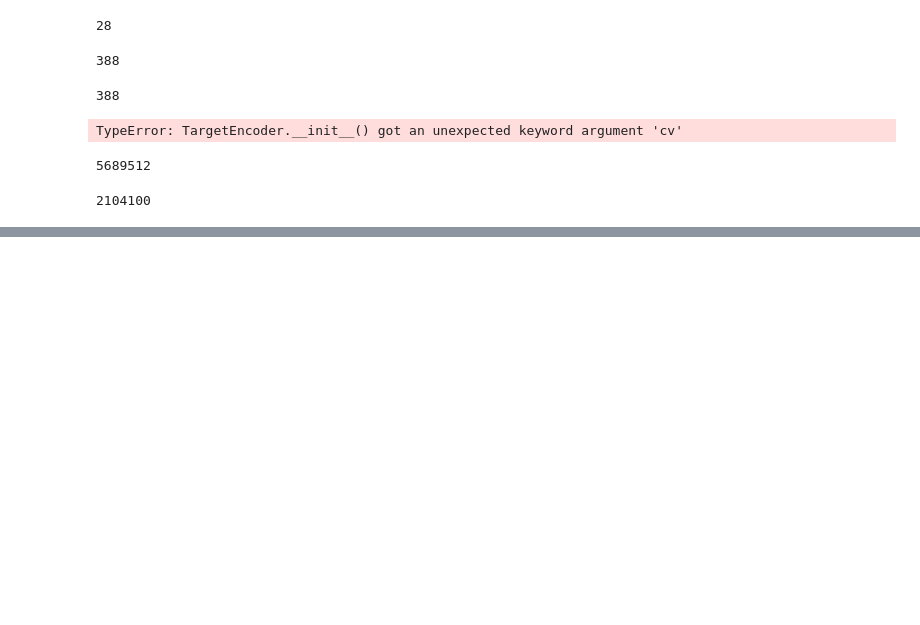
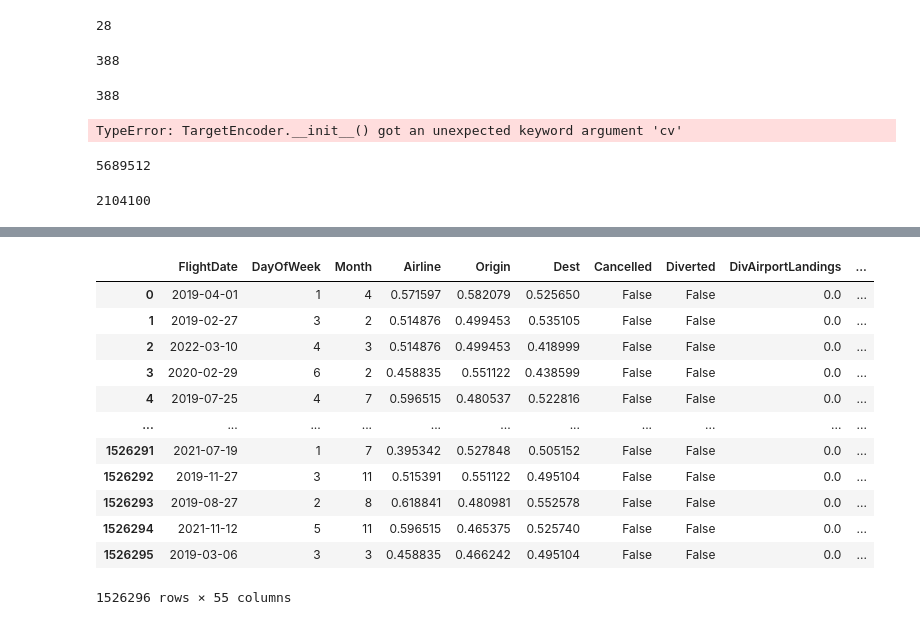
Before and after one commit to ekrichards/DSC288R_Capstone, a Jupyter notebook: notebooks/er_EDA.ipynb, the cells around one changed output, grey strips where cells are left out. Drawn from its saved outputs; the diff is of its cells as text; code cells hidden in the pictures; blank space fills up the shorter version.

```diff
--- a/notebooks/er_EDA.ipynb
+++ b/notebooks/er_EDA.ipynb
@@ -301,0 +304,2 @@ print(len(df_2018))
+# %%
+X_test = pd.read_parquet(r'C:\Users\ekait\Git\DSC288R_Capstone\data\final\X_test_enc.parquet')
@@ -301,0 +329,16 @@ print(len(df_2018))
+# %%
+X_test
+# %% [output]
+|  | FlightDate | DayOfWeek | Month | Airline | Origin | Dest | Cancelled | Diverted | DivAirportLandings | ... |
+| 0 | 2019-04-01 | 1 | 4 | 0.571597 | 0.582079 | 0.525650 | False | False | 0.0 | ... |
+| 1 | 2019-02-27 | 3 | 2 | 0.514876 | 0.499453 | 0.535105 | False | False | 0.0 | ... |
+| 2 | 2022-03-10 | 4 | 3 | 0.514876 | 0.499453 | 0.418999 | False | False | 0.0 | ... |
+| 3 | 2020-02-29 | 6 | 2 | 0.458835 | 0.551122 | 0.438599 | False | False | 0.0 | ... |
+| 4 | 2019-07-25 | 4 | 7 | 0.596515 | 0.480537 | 0.522816 | False | False | 0.0 | ... |
+| ... | ... | ... | ... | ... | ... | ... | ... | ... | ... | ... |
+| 1526291 | 2021-07-19 | 1 | 7 | 0.395342 | 0.527848 | 0.505152 | False | False | 0.0 | ... |
+| 1526292 | 2019-11-27 | 3 | 11 | 0.515391 | 0.551122 | 0.495104 | False | False | 0.0 | ... |
+| 1526293 | 2019-08-27 | 2 | 8 | 0.618841 | 0.480981 | 0.552578 | False | False | 0.0 | ... |
+| 1526294 | 2021-11-12 | 5 | 11 | 0.596515 | 0.465375 | 0.525740 | False | False | 0.0 | ... |
+| 1526295 | 2019-03-06 | 3 | 3 | 0.458835 | 0.466242 | 0.495104 | False | False | 0.0 | ... |
+1526296 rows × 55 columns
```
Also changed, not shown: parts of 3 cells of this notebook, 6 other files.
